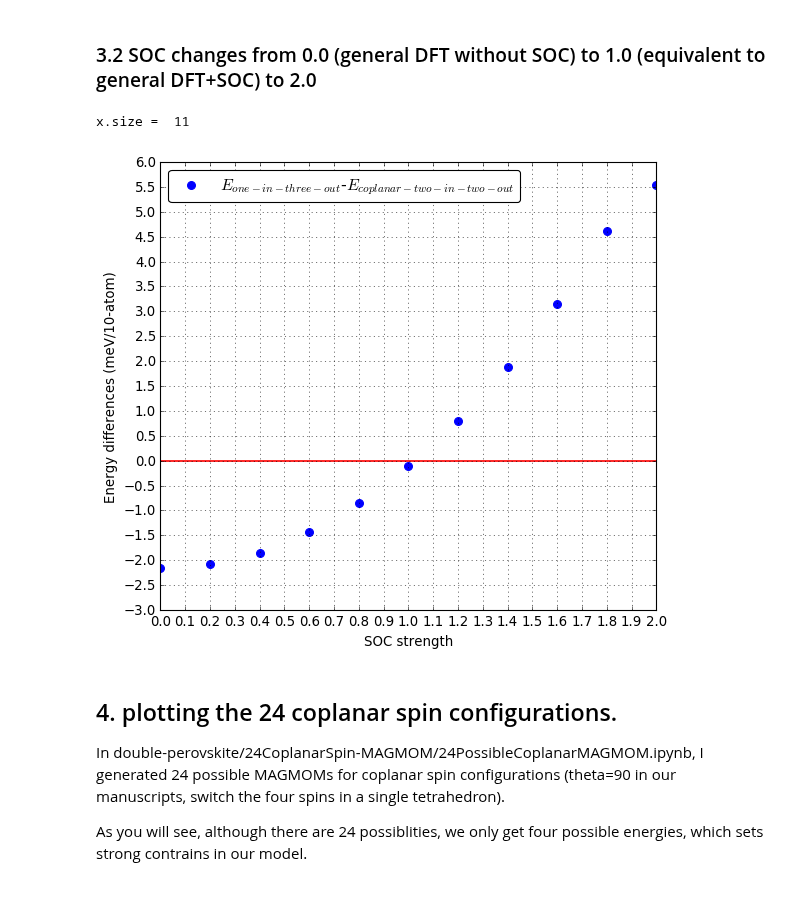
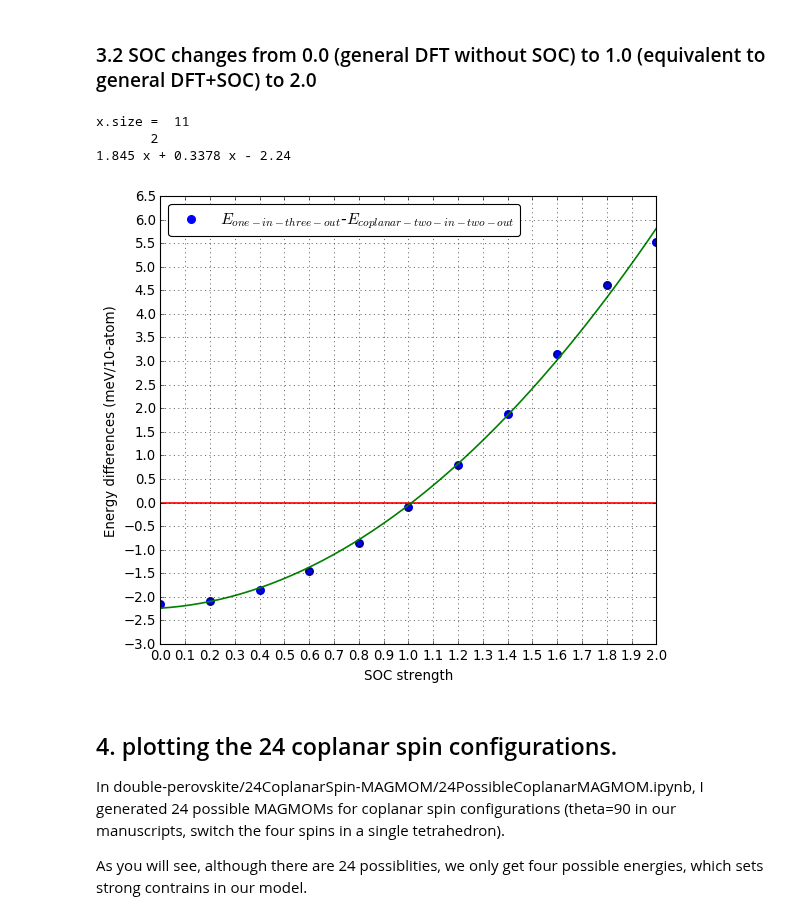
Before and after one commit to yw-fang/readingnotes, a Jupyter notebook: matsci/project2017/double-perovskite/DFT-plotting/BYOO_pressure_U_energies.ipynb, the cells around one changed output. Cells and saved outputs as stored; diff of their text form; code cells hidden in the pictures.

Commit message:
In the SOC part, least squares polynomial fit was added to the plot

```diff
--- a/matsci/project2017/double-perovskite/DFT-plotting/BYOO_pressure_U_energies.ipynb
+++ b/matsci/project2017/double-perovskite/DFT-plotting/BYOO_pressure_U_energies.ipynb
@@ -1406,34 +1406,49 @@ E5_2_SOC04 = (-237.32413887 - (-237.31671286))*1000/4
 E5_2_SOC06 = (-238.39258991 -(-238.38682391))*1000/4
 E5_2_SOC08 = (-239.88701312 - (-239.88360588))*1000/4
 
 
 E5_2array = np.array([E5_2_SOC00, E5_2_SOC02, E5_2_SOC04, E5_2_SOC06, E5_2_SOC08, E5_2_SOC10, E5_2_SOC12, E5_2_SOC14,
                       E5_2_SOC16, E5_2_SOC18, E5_2_SOC20])
 
 #SOCVALUE = np.array([0.0, 0.2, 0.4, 0.6, 0.8, 1.0, 1.2, 1.4, 1.6, 1.8, 2.0])
 SOCVALUE = np.array([0.0, 0.2, 0.4, 0.6, 0.8, 1.0, 1.2, 1.4, 1.6, 1.8, 2.0])
 
 fig1 = plt.figure()
 ax1_1=fig1.add_subplot(1,1,1)
 ax1_1.scatter(SOCVALUE, E5_2array, s=50, color='b', label='$E_{one-in-three-out}$-$E_{coplanar-two-in-two-out}$')
 ax1_1.legend(loc="upper left")
 #plt.xticks(x, SpinConfLabel, rotation='270')
 plt.setp(ax1_1.get_xticklabels(), visible=True)
 ax1_1.set_xlabel('SOC strength')
 ax1_1.set_ylabel('Energy differences (meV/10-atom)')
 ax1_1.locator_params(nbins=20, axis='y')
 ax1_1.locator_params(nbins=20, axis='x')
 ax1_1.grid()
 ax1_1.axhline(y=0, color='r', linestyle='-')
 ax1_1.set_xlim([0,2.0]) #set x-axis limit
 
+############
+###this is the fitting part using Least squares polynomial fit.
+# calculate polynomial
+z = np.polyfit(SOCVALUE, E5_2array, 2)
+f = np.poly1d(z)
+print(f)
+# calculate new x's and y's
+x_new = np.linspace(SOCVALUE[0], SOCVALUE[-1], 50)
+y_new = f(x_new)
+ax1_1.plot(SOCVALUE,E5_2array,'o', x_new, y_new)
+############
+
+
 pp1 = PdfPages('SOC-modulation-energydiff0.0-2.0.pdf')
 pp1.savefig(fig1)
 
 pp1.close()
 # %% [output]
 x.size =  11
+       2
+1.845 x + 0.3378 x - 2.24
-[figure, old version]
+[figure, new version]
 # %% [markdown]
 ## 4. plotting the 24 coplanar spin configurations.
 
```
